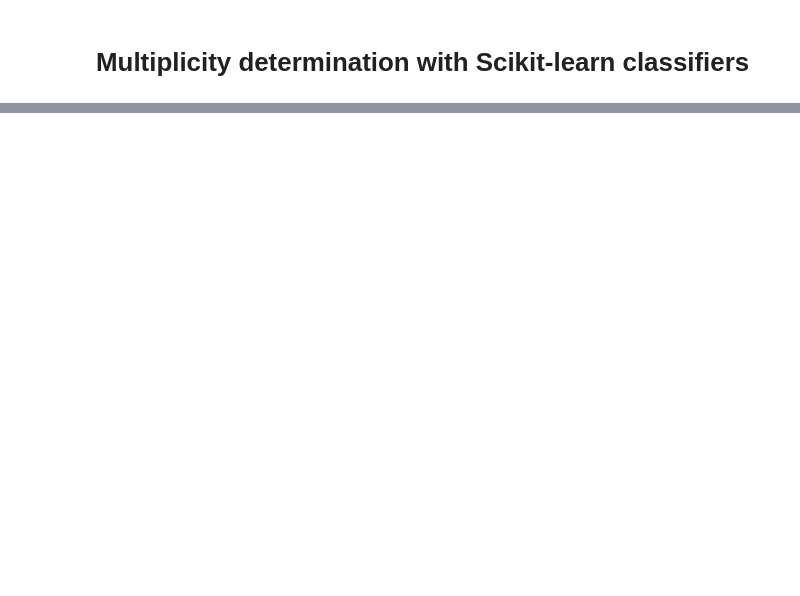
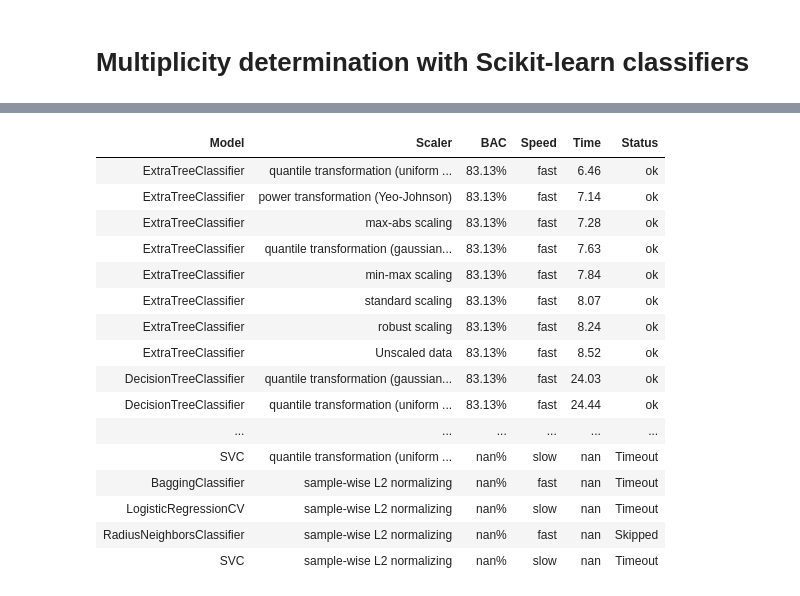
Before and after one commit to janmayer/NeuLAND-reconstruction-ml, a Jupyter notebook: multiplicity_scikitlearn_explore.ipynb, the cells around one changed output, grey strips where cells are left out. Saved outputs shown, nothing was run; the diff lists cells and outputs as text; code cells hidden in the pictures; blank space fills up the shorter version.

Commit message:
Run scikit-learn and display results better.

```diff
--- a/multiplicity_scikitlearn_explore.ipynb
+++ b/multiplicity_scikitlearn_explore.ipynb
@@ -100,13 +57,13 @@ models = [
 # %%
 scalers = [
     # ('Unscaled data', ),
-    ('standard scaling', StandardScaler()),
-    ('min-max scaling', MinMaxScaler()),
-    ('max-abs scaling', MaxAbsScaler()),
-    ('robust scaling', RobustScaler(quantile_range=(25, 75))),
-    ('power transformation (Yeo-Johnson)', PowerTransformer(method='yeo-johnson')),
-    # ('power transformation (Box-Cox)', PowerTransformer(method='box-cox')), # 'strictly zero' meh.
-    ('quantile transformation (gaussian pdf)', QuantileTransformer(output_distribution='normal')),
-    ('quantile transformation (uniform pdf)', QuantileTransformer(output_distribution='uniform')),
-    ('sample-wise L2 normalizing', Normalizer()),
+    ('standard scaling', sklearn.preprocessing.StandardScaler()),
+    ('min-max scaling', sklearn.preprocessing.MinMaxScaler()),
+    ('max-abs scaling', sklearn.preprocessing.MaxAbsScaler()),
+    ('robust scaling', sklearn.preprocessing.RobustScaler(quantile_range=(25, 75))),
+    ('power transformation (Yeo-Johnson)', sklearn.preprocessing.PowerTransformer(method='yeo-johnson')),
+    # ('power transformation (Box-Cox)', sklearn.preprocessing.PowerTransformer(method='box-cox')), # 'strictly zero' meh.
+    ('quantile transformation (gaussian pdf)', sklearn.preprocessing.QuantileTransformer(output_distribution='normal')),
+    ('quantile transformation (uniform pdf)', sklearn.preprocessing.QuantileTransformer(output_distribution='uniform')),
+    ('sample-wise L2 normalizing', sklearn.preprocessing.Normalizer()),
 ]
@@ -113,8 +72,12 @@ scalers = [
 # %%
 num_dp = 30
 
-traindata = pd.read_pickle(f"data/training_600AMeV_{num_dp}dp.pkl").sample(frac=0.1)
+traindata = pd.read_pickle(f"data/training_600AMeV_{num_dp}dp.pkl").sample(
+    frac=1
+)  # sample 1 == shuffle
 testdata = pd.read_pickle(f"data/test_600AMeV_{num_dp}dp.pkl")
+
+print(traindata.shape)
 
 trainscaled = [
     (
@@ -198,0 +157,6 @@ for mname, modelorg, speed in models:
+# %%
+results = Parallel(n_jobs=30, verbose=11)(
+    delayed(train_model_wrap)(mname, modelorg, speed, sname, x_train, x_test)
+    for sname, x_train, x_test in trainscaled
+    for mname, modelorg, speed in models
+)
@@ -198,0 +181,27 @@ for mname, modelorg, speed in models:
+# %%
+resultsdf = pd.DataFrame(results)
+pd.options.display.max_rows = 999
+resultsdf.columns = ["Model", "Scaler", "BAC", "Speed", "Time", "Status"]
+resultsdf.sort_values(by=["BAC", "Time"], ascending=[False, True], inplace=True)
+resultsdf.style.hide_index()\
+    .format({"BAC": "{:.2%}", "Time": "{:.2f}"})\
+    .bar(subset=["BAC"], color="lightgreen")\
+    .bar(subset=["Time"], color="lightblue")
+# %% [output]
+| Model | Scaler | BAC | Speed | Time | Status |
+| ExtraTreeClassifier | quantile transformation (uniform ... | 83.13% | fast | 6.46 | ok |
+| ExtraTreeClassifier | power transformation (Yeo-Johnson) | 83.13% | fast | 7.14 | ok |
+| ExtraTreeClassifier | max-abs scaling | 83.13% | fast | 7.28 | ok |
+| ExtraTreeClassifier | quantile transformation (gaussian... | 83.13% | fast | 7.63 | ok |
+| ExtraTreeClassifier | min-max scaling | 83.13% | fast | 7.84 | ok |
+| ExtraTreeClassifier | standard scaling | 83.13% | fast | 8.07 | ok |
+| ExtraTreeClassifier | robust scaling | 83.13% | fast | 8.24 | ok |
+| ExtraTreeClassifier | Unscaled data | 83.13% | fast | 8.52 | ok |
+| DecisionTreeClassifier | quantile transformation (gaussian... | 83.13% | fast | 24.03 | ok |
+| DecisionTreeClassifier | quantile transformation (uniform ... | 83.13% | fast | 24.44 | ok |
+| ... | ... | ... | ... | ... | ... |
+| SVC | quantile transformation (uniform ... | nan% | slow | nan | Timeout |
+| BaggingClassifier | sample-wise L2 normalizing | nan% | fast | nan | Timeout |
+| LogisticRegressionCV | sample-wise L2 normalizing | nan% | slow | nan | Timeout |
+| RadiusNeighborsClassifier | sample-wise L2 normalizing | nan% | fast | nan | Skipped |
+| SVC | sample-wise L2 normalizing | nan% | slow | nan | Timeout |
```
Also changed, not shown: parts of 12 cells of this notebook.
